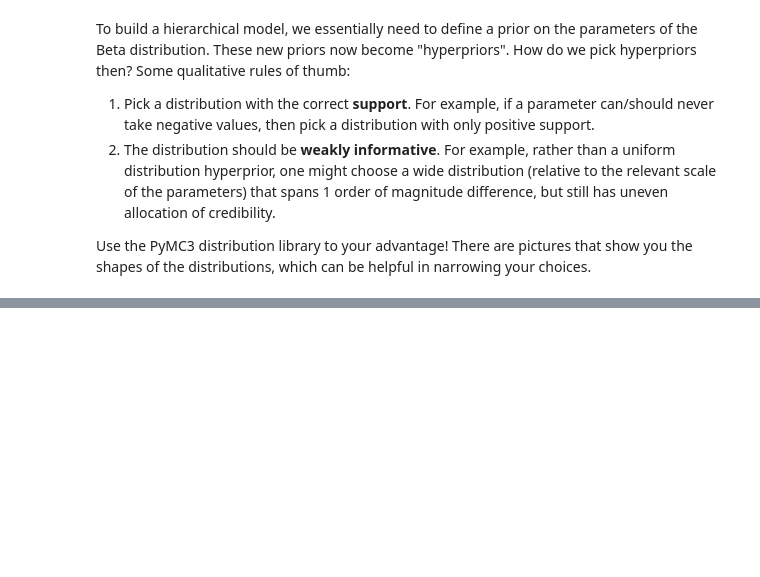
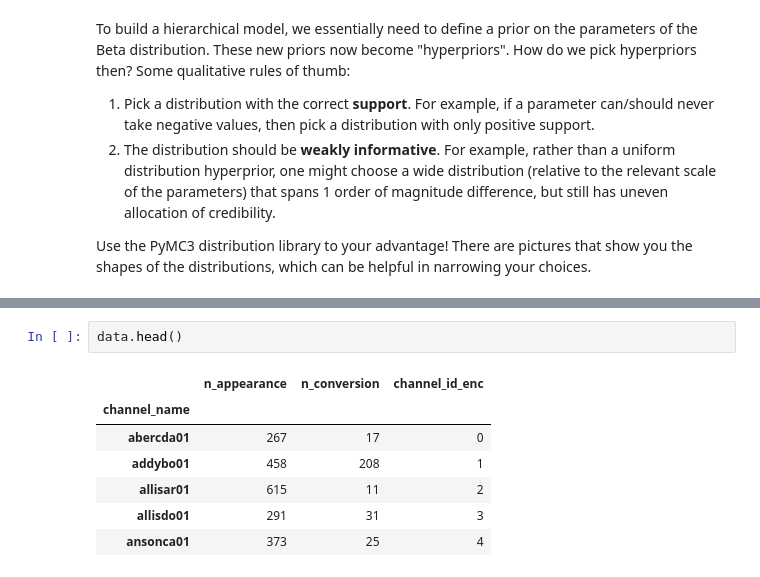
Before and after one commit to vanitoz/Calculating_Conversion_Rates-PyMC3-, a Jupyter notebook: notebook_1.ipynb, the cells around one changed output, grey strips where cells are left out. Cells and saved outputs as stored; diff of their text form; blank space fills up the shorter version.

```diff
--- a/notebook_1.ipynb
+++ b/notebook_1.ipynb
@@ -205,0 +198,10 @@ az.plot_posterior(plausible_values['conver_rate']);
+# %%
+data.head()
+# %% [output]
+|  | n_appearance | n_conversion | channel_id_enc |
+| channel_name |  |  |  |
+| abercda01 | 267 | 17 | 0 |
+| addybo01 | 458 | 208 | 1 |
+| allisar01 | 615 | 11 | 2 |
+| allisdo01 | 291 | 31 | 3 |
+| ansonca01 | 373 | 25 | 4 |
```
Also changed, not shown: parts of 22 cells of this notebook, 1 other file.
